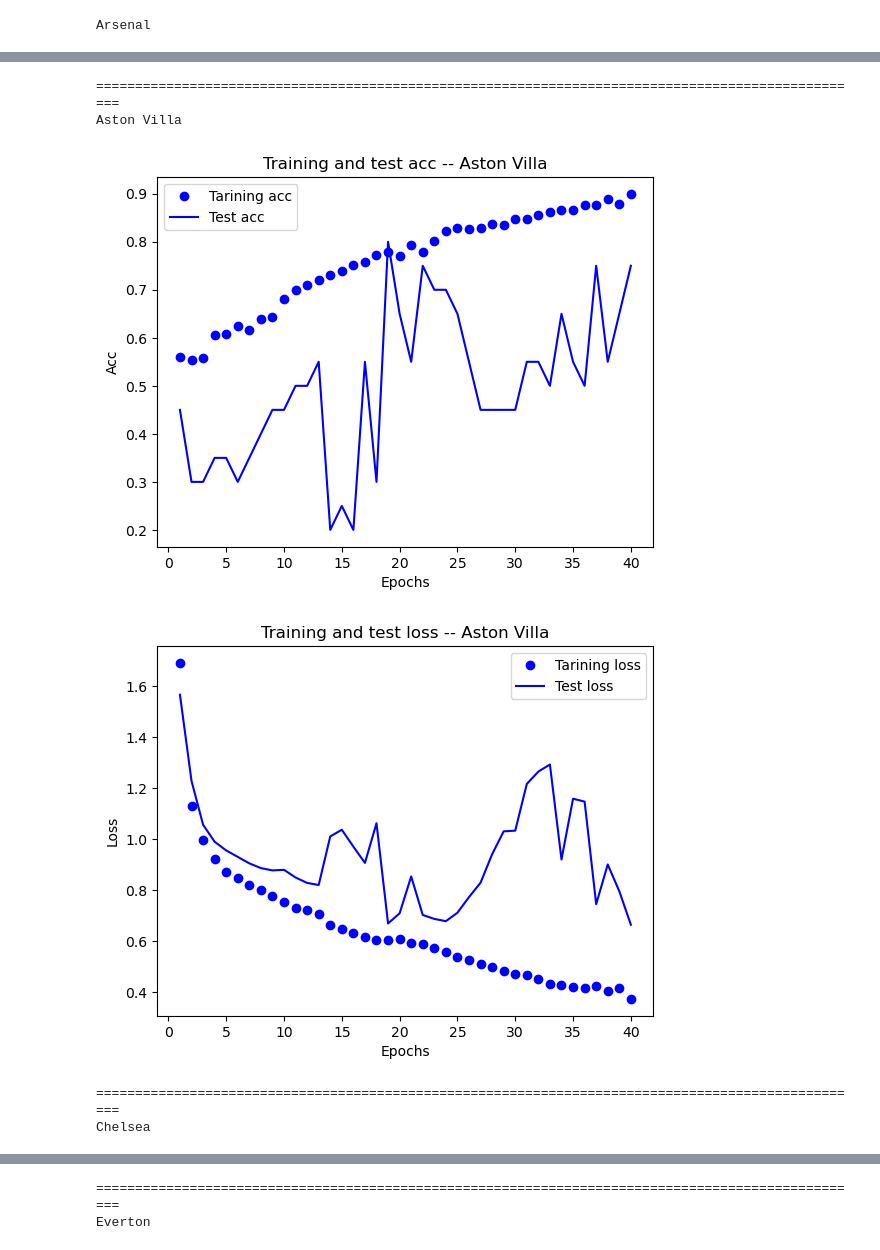
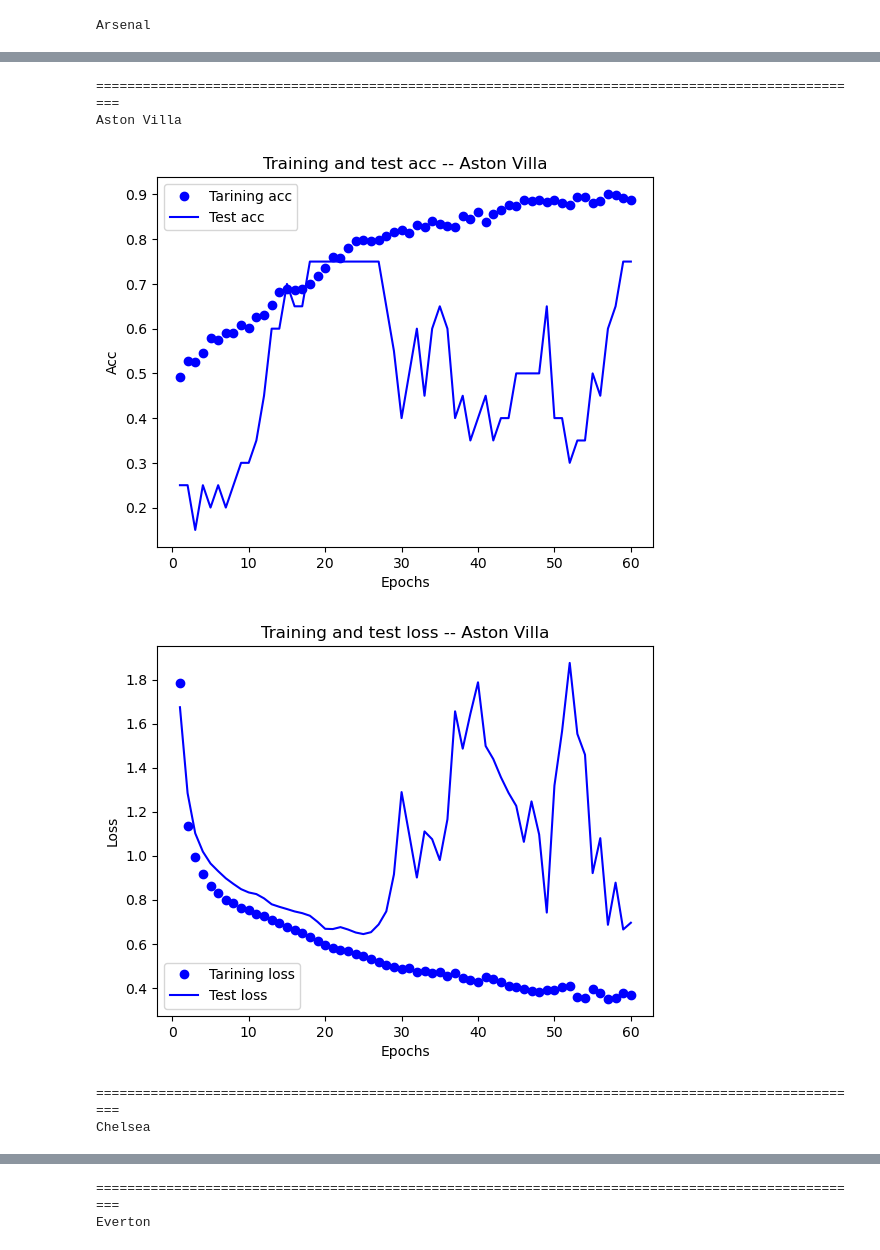
Before and after one commit to fengxichang/SoccerPredictor, a Jupyter notebook: soccerpredictor/results.ipynb, the cells around one changed output, grey strips where cells are left out. Cells and saved outputs as stored; diff of their text form; code cells hidden in the pictures.

```diff
--- a/soccerpredictor/results.ipynb
+++ b/soccerpredictor/results.ipynb
@@ -18,7 +18,7 @@ for v in dataCount:
     sql = ""
     results = pd.read_sql('''
         SELECT * FROM Accuracy where team = ? and model = ?
-    ''', con, params=(v[0], 'KVQE'))
+    ''', con, params=(v[0], 'VCNK'))
 
     train_results = results[results['type'] == 'test']
     if len(train_results) == 0:
@@ -55,6 +55,6 @@ Arsenal
 ===================================================================================================
 Aston Villa
-[figure, old version]
+[figure, new version]
-[figure, old version]
+[figure, new version]
 ===================================================================================================
 Chelsea
```
Also changed, not shown: parts of 1 cell of this notebook, 2 other files.
